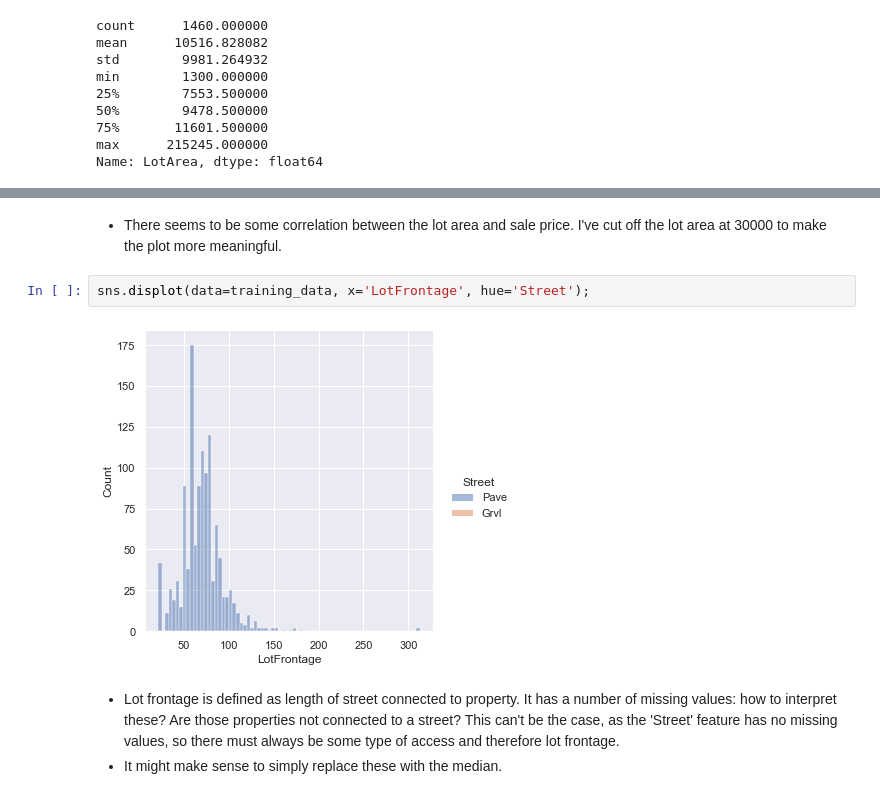
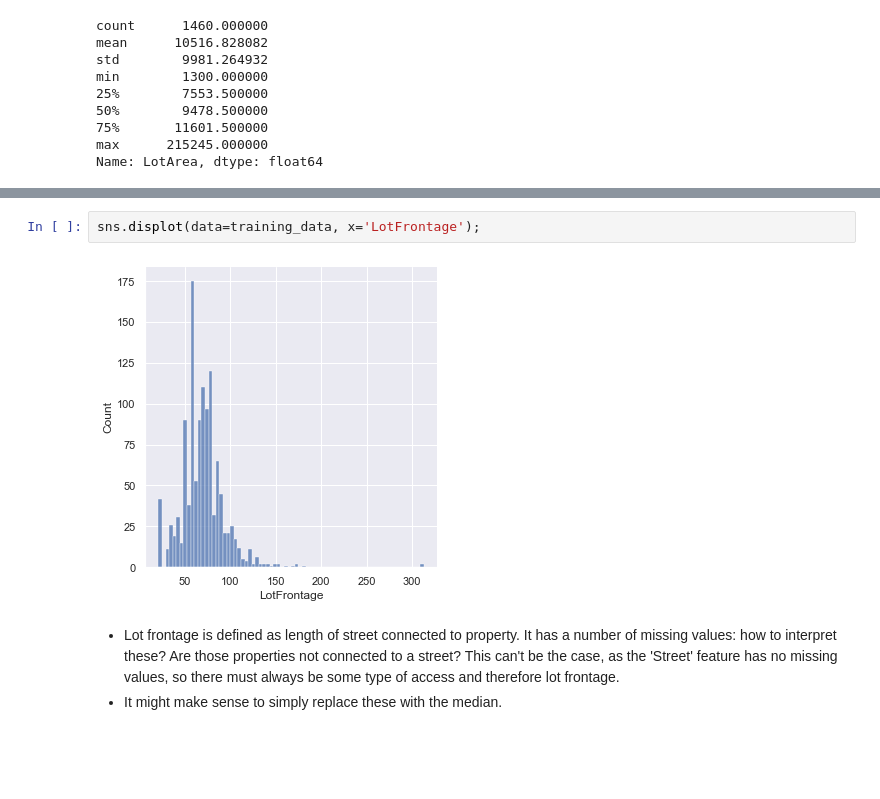
Before and after one commit to kocercp27/housing_prices, a Jupyter notebook: housing_prices.ipynb, the cells around one changed output, grey strips where cells are left out. Drawn from its saved outputs; the diff is of its cells as text; blank space fills up the shorter version.

```diff
--- a/housing_prices.ipynb
+++ b/housing_prices.ipynb
@@ -234,9 +300,7 @@ sns.jointplot(data=training_data[training_data['LotArea'] < 30000.0], x='LotArea
-# %% [markdown]
-- There seems to be some correlation between the lot area and sale price. I've cut off the lot area at 30000 to make the plot more meaningful.
 # %%
-sns.displot(data=training_data, x='LotFrontage', hue='Street');
+sns.displot(data=training_data, x='LotFrontage');
 # %% [output]
-[figure, old version]
+[figure, new version]
 # %% [markdown]
 - Lot frontage is defined as length of street connected to property. It has a number of missing values: how to interpret these? Are those properties not connected to a street? This can't be the case, as the 'Street' feature has no missing values, so there must always be some type of access and therefore lot frontage.
 - It might make sense to simply replace these with the median.
```
Also changed, not shown: parts of 177 cells of this notebook.
